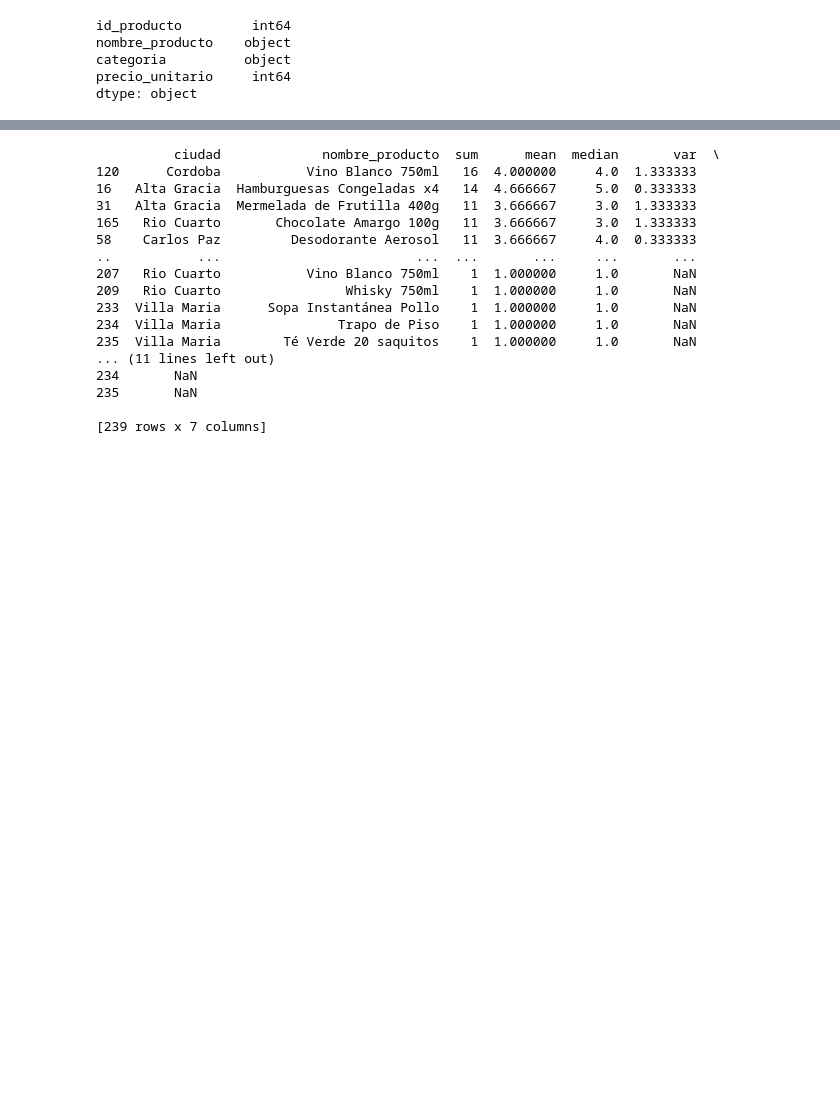
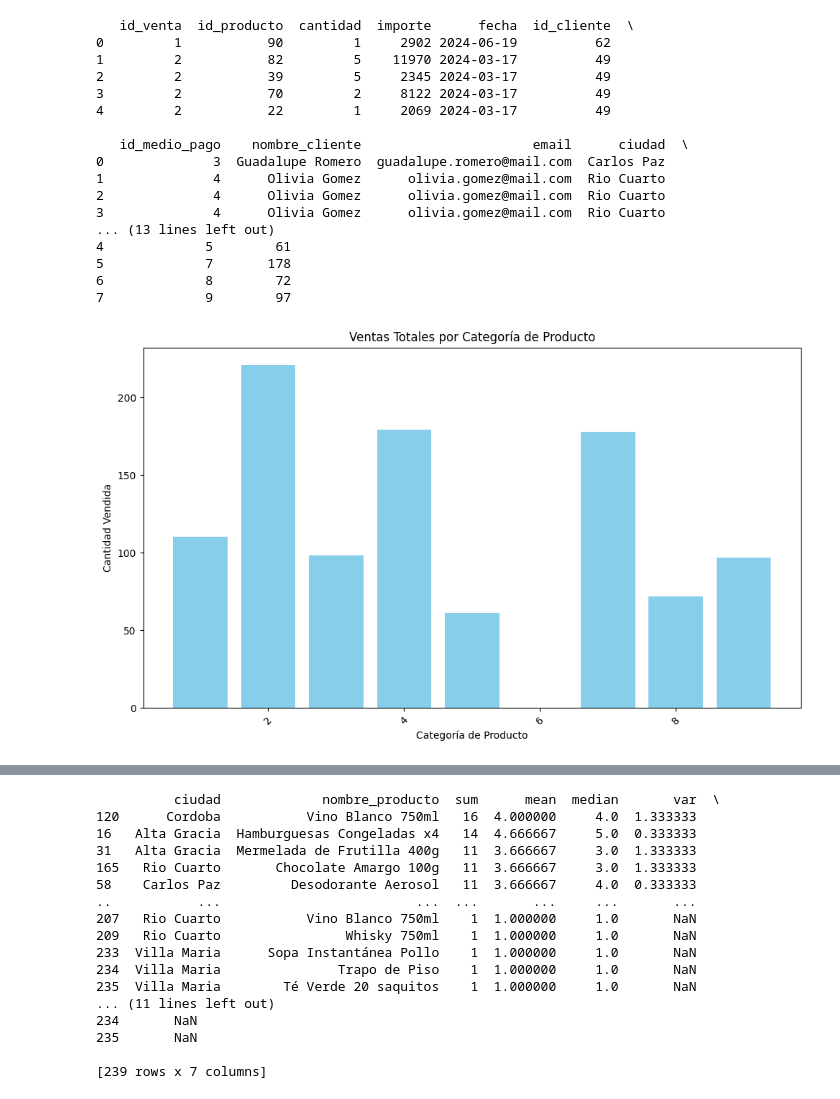
Before and after one commit to SirProg/proyecto-tienda-aurelion, a Jupyter notebook: limpieza.ipynb, the cells around one changed output, grey strips where cells are left out. Drawn from its saved outputs; the diff is of its cells as text; code cells hidden in the pictures; blank space fills up the shorter version.

```diff
--- a/limpieza.ipynb
+++ b/limpieza.ipynb
@@ -16,12 +57,41 @@ dtype: object
 # %%
-# Tabla de Productos
-# Se identificó que la columna 'categoria' tiene valores inconsistentes
-# en la que el nombre del producto no concuerda con la categoría asignada.
-df_productos = pd.read_excel('data/Productos.xlsx')
-print(df_productos.dtypes)
+# Unir tablas para análisis
+detalle_ventas_con_cliente = df_detalle_ventas.merge(
+    df_ventas, on='id_venta', how='left'
+).merge(
+    df_clientes, on='id_cliente', how='left'
+).merge(
+    df_productos, on='id_producto', how='left'
+)
+print(detalle_ventas_con_cliente.head())
+# Análisis: Ventas totales por categoría de producto
+ventas_por_categoria = detalle_ventas_con_cliente.groupby('id_categoria')['cantidad'].sum().reset_index()
+print(ventas_por_categoria)
+# Visualización: Ventas por categoría
+plt.figure(figsize=(10, 6))
+plt.bar(ventas_por_categoria['id_categoria'], ventas_por_categoria['cantidad'], color='skyblue')
+plt.xlabel('Categoría de Producto')
+plt.ylabel('Cantidad Vendida')
+plt.title('Ventas Totales por Categoría de Producto')
+plt.xticks(rotation=45)
+plt.tight_layout()
+plt.show()
 # %% [output]
-id_producto         int64
-nombre_producto    object
-categoria          object
-precio_unitario     int64
-dtype: object
+   id_venta  id_producto  cantidad  importe      fecha  id_cliente  \
+0         1           90         1     2902 2024-06-19          62
+1         2           82         5    11970 2024-03-17          49
+2         2           39         5     2345 2024-03-17          49
+3         2           70         2     8122 2024-03-17          49
+4         2           22         1     2069 2024-03-17          49
+
+   id_medio_pago    nombre_cliente                      email      ciudad  \
+0              3  Guadalupe Romero  guadalupe.romero@mail.com  Carlos Paz
+1              4      Olivia Gomez      olivia.gomez@mail.com  Rio Cuarto
+2              4      Olivia Gomez      olivia.gomez@mail.com  Rio Cuarto
+3              4      Olivia Gomez      olivia.gomez@mail.com  Rio Cuarto
+... (13 lines left out)
+4             5        61
+5             7       178
+6             8        72
+7             9        97
+[figure, added]
```
Also changed, not shown: parts of 9 cells of this notebook, 6 other files.
